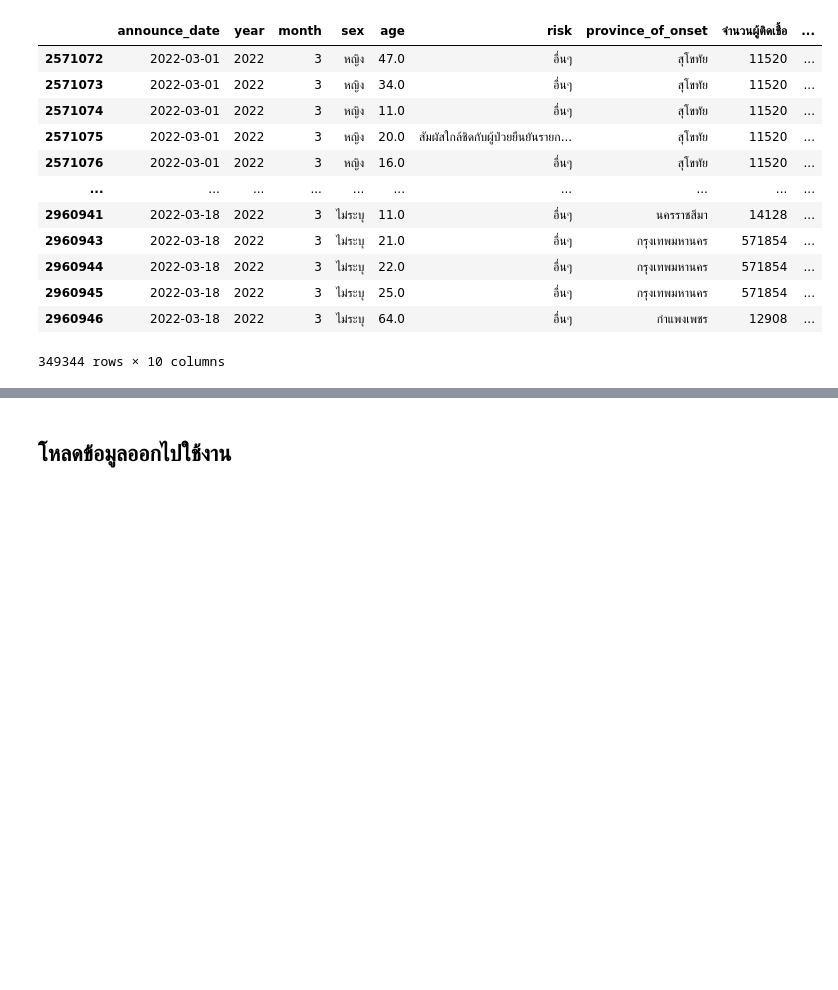
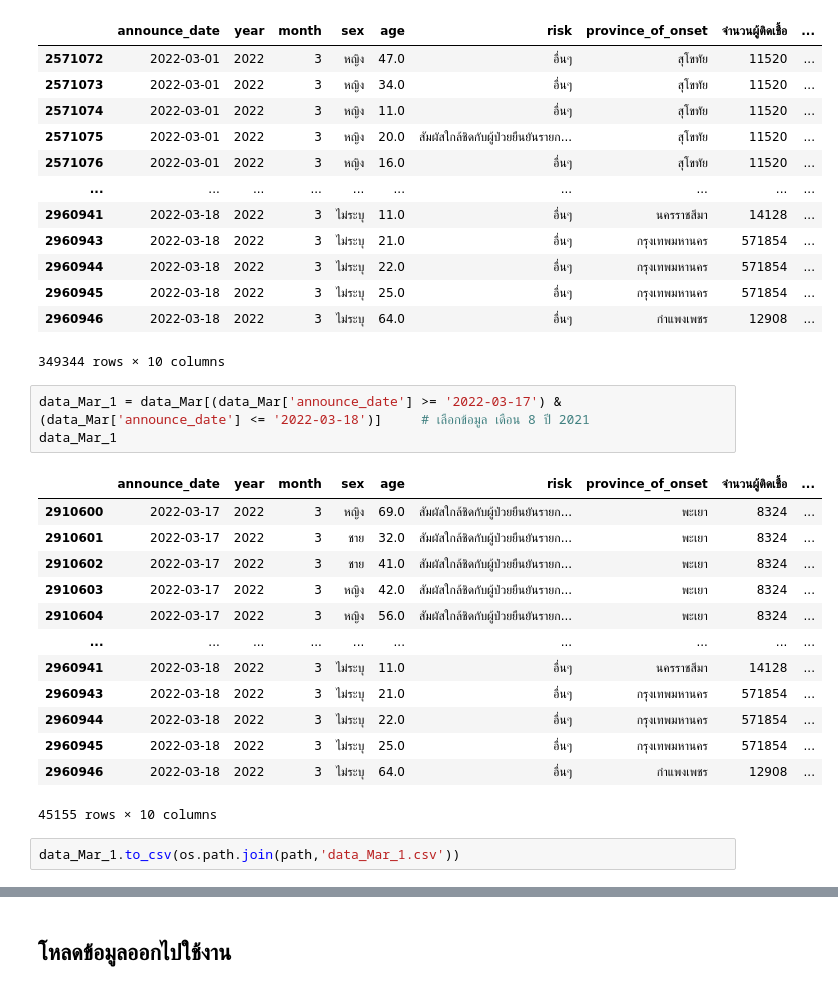
Before and after one commit to Athitiya00/data_viz_2022, a Jupyter notebook: Project.ipynb, the cells around one changed output, grey strips where cells are left out. Drawn from its saved outputs; the diff is of its cells as text; blank space fills up the shorter version.

```diff
--- a/Project.ipynb
+++ b/Project.ipynb
@@ -1198,3 +1197,22 @@ data_Mar
 | 2960945 | 2022-03-18 | 2022 | 3 | ไม่ระบุ | 25.0 | อื่นๆ | กรุงเทพมหานคร | 571854 | ... |
 | 2960946 | 2022-03-18 | 2022 | 3 | ไม่ระบุ | 64.0 | อื่นๆ | กำแพงเพชร | 12908 | ... |
 349344 rows × 10 columns
+# %%
+data_Mar_1 = data_Mar[(data_Mar['announce_date'] >= '2022-03-17') & (data_Mar['announce_date'] <= '2022-03-18')]     # เลือกข้อมูล เดือน 8 ปี 2021
+data_Mar_1
+# %% [output]
+|  | announce_date | year | month | sex | age | risk | province_of_onset | จำนวนผู้ติดเชื้อ | ... |
+| 2910600 | 2022-03-17 | 2022 | 3 | หญิง | 69.0 | สัมผัสใกล้ชิดกับผู้ป่วยยืนยันรายก... | พะเยา | 8324 | ... |
+| 2910601 | 2022-03-17 | 2022 | 3 | ชาย | 32.0 | สัมผัสใกล้ชิดกับผู้ป่วยยืนยันรายก... | พะเยา | 8324 | ... |
+| 2910602 | 2022-03-17 | 2022 | 3 | ชาย | 41.0 | สัมผัสใกล้ชิดกับผู้ป่วยยืนยันรายก... | พะเยา | 8324 | ... |
+| 2910603 | 2022-03-17 | 2022 | 3 | หญิง | 42.0 | สัมผัสใกล้ชิดกับผู้ป่วยยืนยันรายก... | พะเยา | 8324 | ... |
+| 2910604 | 2022-03-17 | 2022 | 3 | หญิง | 56.0 | สัมผัสใกล้ชิดกับผู้ป่วยยืนยันรายก... | พะเยา | 8324 | ... |
+| ... | ... | ... | ... | ... | ... | ... | ... | ... | ... |
+| 2960941 | 2022-03-18 | 2022 | 3 | ไม่ระบุ | 11.0 | อื่นๆ | นครราชสีมา | 14128 | ... |
+| 2960943 | 2022-03-18 | 2022 | 3 | ไม่ระบุ | 21.0 | อื่นๆ | กรุงเทพมหานคร | 571854 | ... |
+| 2960944 | 2022-03-18 | 2022 | 3 | ไม่ระบุ | 22.0 | อื่นๆ | กรุงเทพมหานคร | 571854 | ... |
+| 2960945 | 2022-03-18 | 2022 | 3 | ไม่ระบุ | 25.0 | อื่นๆ | กรุงเทพมหานคร | 571854 | ... |
+| 2960946 | 2022-03-18 | 2022 | 3 | ไม่ระบุ | 64.0 | อื่นๆ | กำแพงเพชร | 12908 | ... |
+45155 rows × 10 columns
+# %%
+data_Mar_1.to_csv(os.path.join(path,'data_Mar_1.csv'))
```
Also changed, not shown: parts of 7 cells of this notebook.
